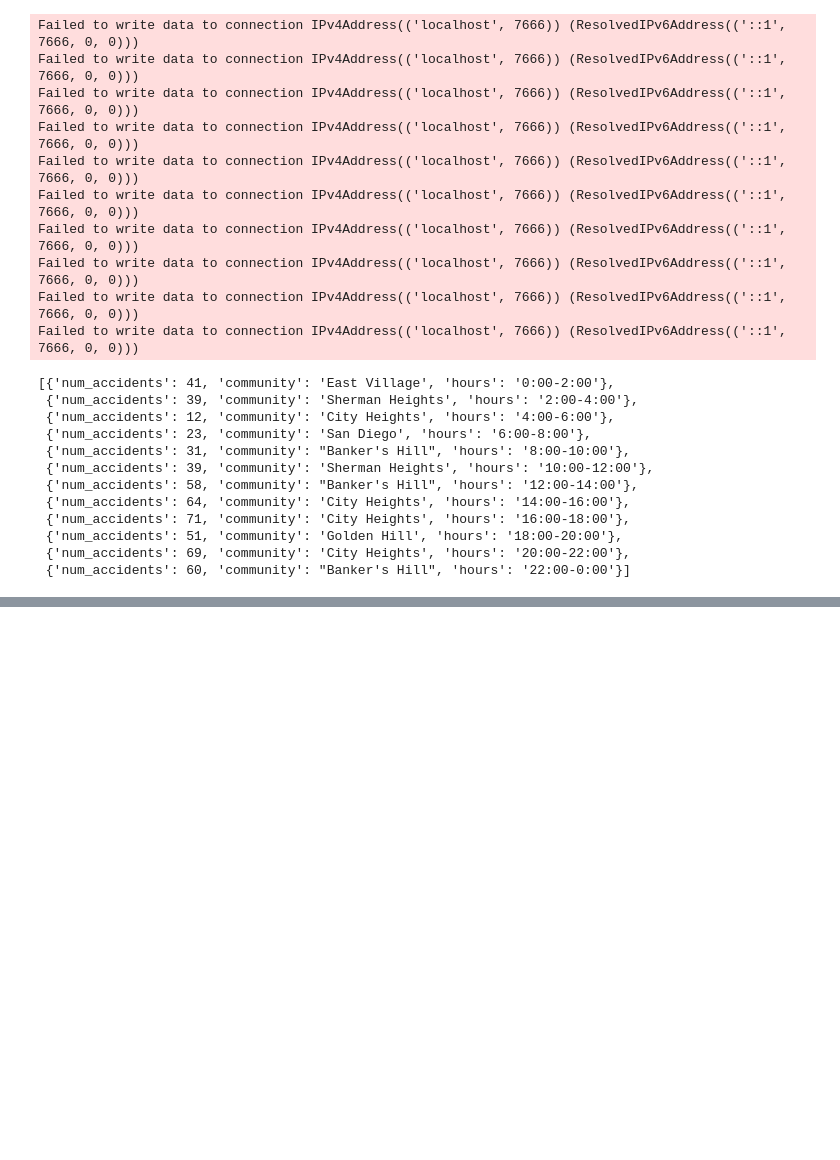
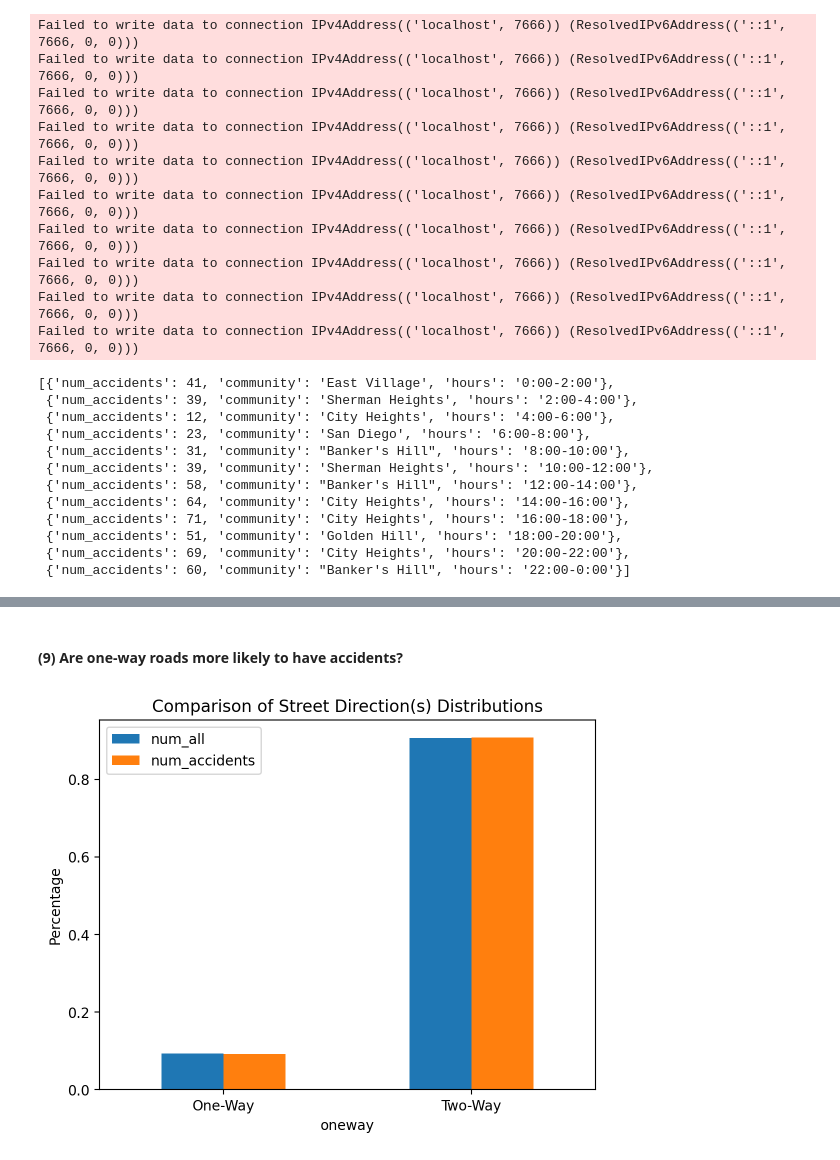
Before and after one commit to jgeng99/San-Diego-Accident-Analysis, a Jupyter notebook: src/graph-analysis.ipynb, the cells around one changed output, grey strips where cells are left out. Saved outputs shown, nothing was run; the diff lists cells and outputs as text; code cells hidden in the pictures; blank space fills up the shorter version.

```diff
--- a/src/graph-analysis.ipynb
+++ b/src/graph-analysis.ipynb
@@ -394,0 +602,59 @@ bird_result / len(bird_acc)
+# %% [markdown]
+#### (9) Are one-way roads more likely to have accidents?
+# %%
+# find distributions
+cur = pg.cursor()
+query = """
+SELECT
+    CASE WHEN r.oneway = 'B' THEN 'Two-Way' ELSE 'One-Way' END AS info,
+    COUNT(acc)
+FROM accidents AS acc
+LEFT JOIN accidents_on_road AS aor
+ON acc.report_id = aor.report_id
+LEFT JOIN roads AS r
+ON aor.objectid = r.objectid
+WHERE r.oneway <> ''
+GROUP BY info
+"""
+cur.execute(query)
+accident_oneways = cur.fetchall()
+cur.close()
+
+cur = pg.cursor()
+query = """
+SELECT
+    CASE WHEN r.oneway = 'B' THEN 'Two-Way' ELSE 'One-Way' END AS info,
+    COUNT(*)
+FROM roads AS r
+WHERE r.oneway IS NOT NULL
+GROUP BY info
+"""
+cur.execute(query)
+all_oneways = cur.fetchall()
+cur.close()
+
+# normalize data
+oneway_distr = (
+    pd.DataFrame(all_oneways, columns=['oneway', 'num_all'])
+    .merge(pd.DataFrame(accident_oneways), how='outer', left_on='oneway', right_on=0)
+    .fillna(0)
+    .drop(columns=[0])
+    .rename(columns={1: 'num_accidents'})
+    .sort_values(by='oneway')
+    .reset_index(drop=True)
+)
+oneway_distr['num_accidents'] = (
+    oneway_distr['num_accidents'].astype(int) /
+    oneway_distr['num_accidents'].sum()
+)
+oneway_distr['num_all'] = oneway_distr['num_all'] / oneway_distr['num_all'].sum()
+
+# plot
+title = oneway_distr.set_index('oneway').plot(
+    kind='bar',
+    rot=0,
+    ylabel='Percentage',
+    title='Comparison of Street Direction(s) Distributions'
+)
+# %% [output]
+[figure, added]
```
Also changed, not shown: parts of 22 cells of this notebook.
